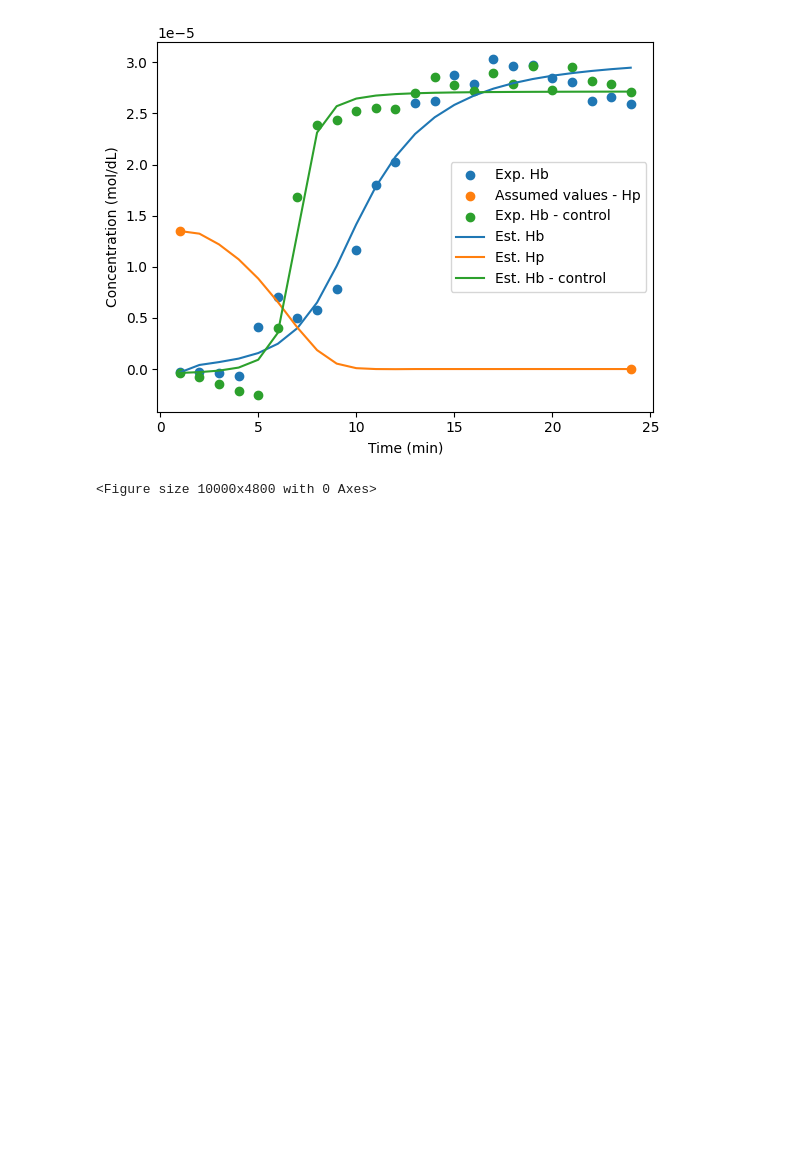
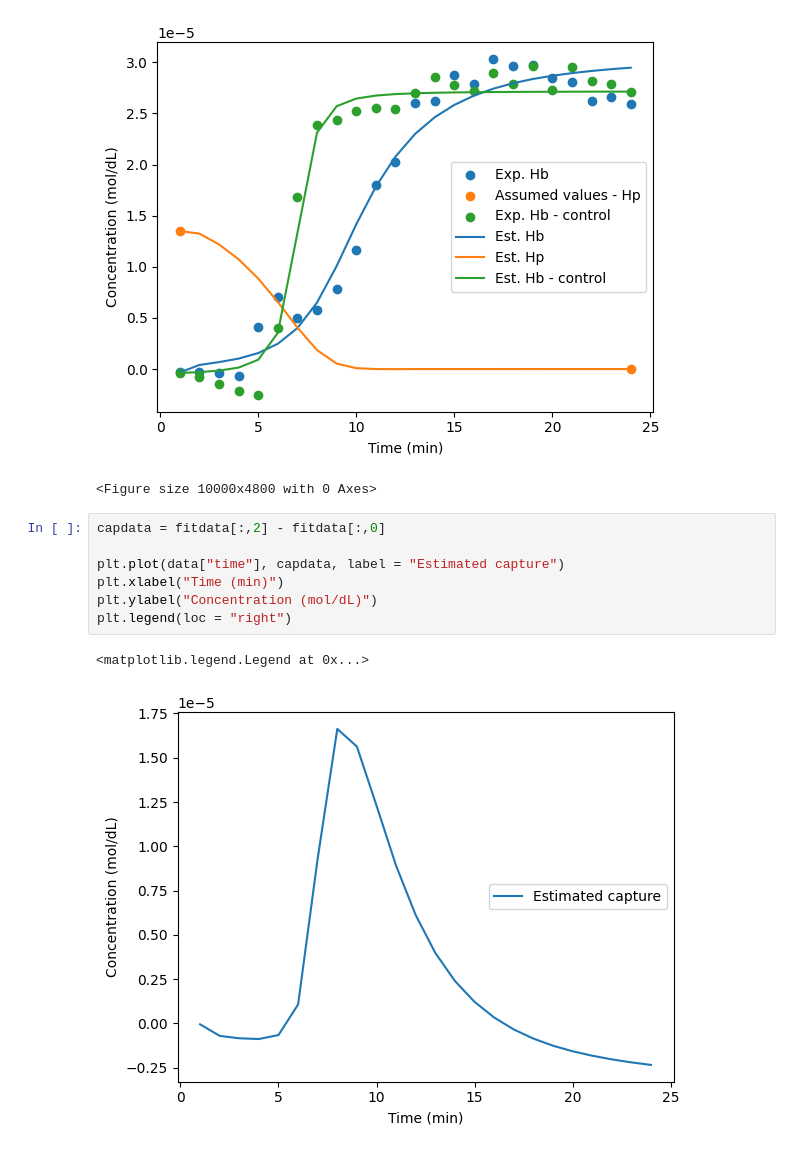
Before and after one commit to mdsnbutler/ChE2410-Project-2, a Jupyter notebook: 3.5_model tinkering.ipynb, the cells around one changed output. Drawn from its saved outputs; the diff is of its cells as text; blank space fills up the shorter version.

```diff
--- a/3.5_model tinkering.ipynb
+++ b/3.5_model tinkering.ipynb
@@ -70,3 +70,13 @@ plt.figure(figsize = (100, 48))
 <Figure size 10000x4800 with 0 Axes>
 [figure]
 <Figure size 10000x4800 with 0 Axes>
+# %%
+capdata = fitdata[:,2] - fitdata[:,0]
+
+plt.plot(data["time"], capdata, label = "Estimated capture")
+plt.xlabel("Time (min)")
+plt.ylabel("Concentration (mol/dL)")
+plt.legend(loc = "right")
+# %% [output]
+<matplotlib.legend.Legend at 0x...>
+[figure, added]
```
Also changed, not shown: 6 other files.
